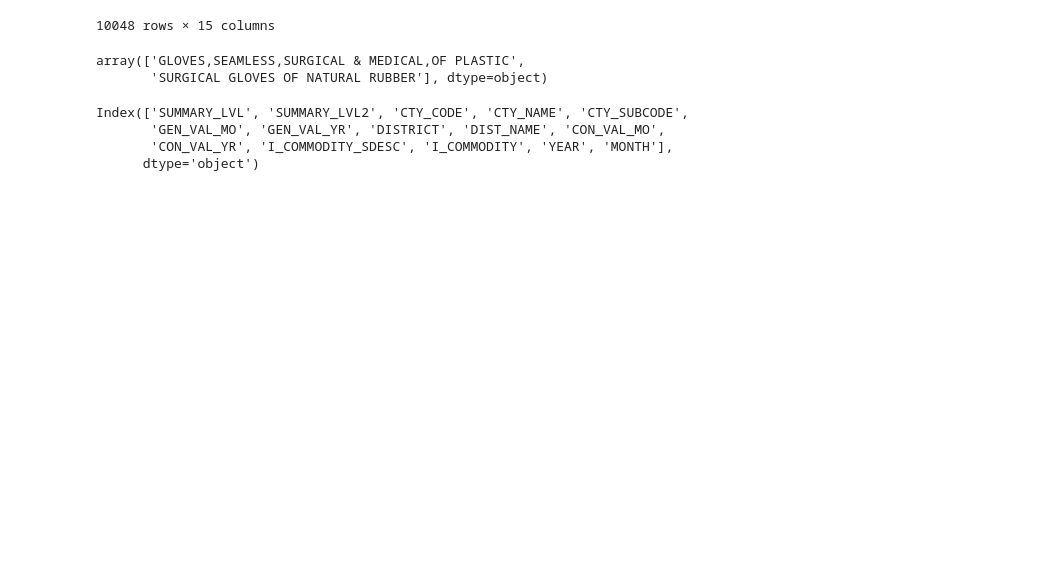
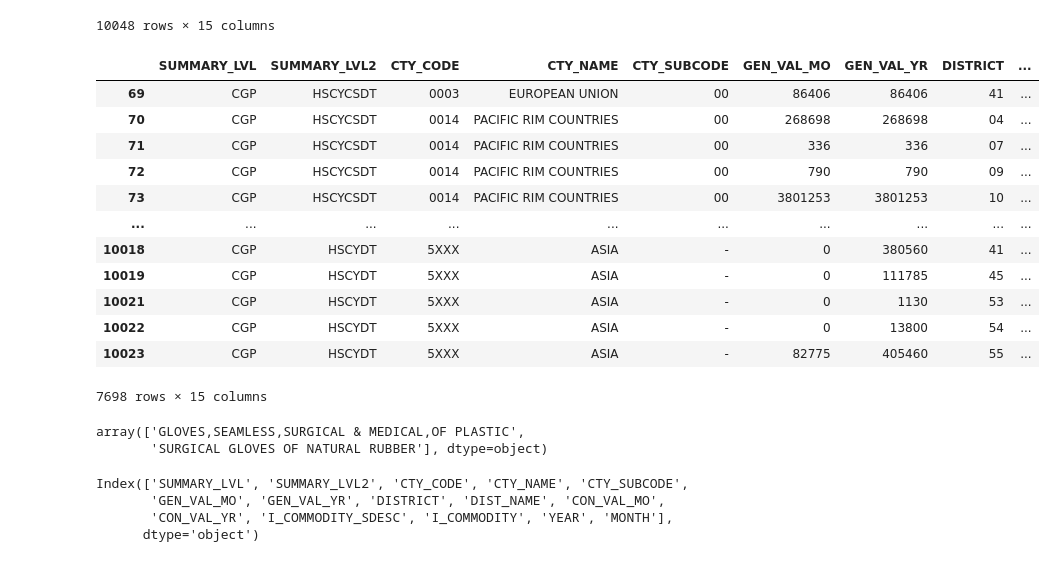
Before and after one commit to LaurenEGardner/bootcamp-project2, a Jupyter notebook: importAPI.ipynb, the cells around one changed output. Drawn from its saved outputs; the diff is of its cells as text; code cells hidden in the pictures; blank space fills up the shorter version.

```diff
--- a/importAPI.ipynb
+++ b/importAPI.ipynb
@@ -83,6 +83,25 @@ importData
 | 10046 | DET | HSCSDT | - | TOTAL FOR ALL COUNTRIES | 00 | 0 | 13800 | 54 | ... |
 | 10047 | DET | HSCSDT | - | TOTAL FOR ALL COUNTRIES | 00 | 82775 | 405460 | 55 | ... |
 10048 rows × 15 columns
+# %%
+# drop aggregated totals
+importData= importData[importData['CTY_NAME']!="TOTAL FOR ALL COUNTRIES"]
+importData= importData[importData['DIST_NAME']!="TOTAL FOR ALL DISTRICTS"]
+importData
+# %% [output]
+|  | SUMMARY_LVL | SUMMARY_LVL2 | CTY_CODE | CTY_NAME | CTY_SUBCODE | GEN_VAL_MO | GEN_VAL_YR | DISTRICT | ... |
+| 69 | CGP | HSCYCSDT | 0003 | EUROPEAN UNION | 00 | 86406 | 86406 | 41 | ... |
+| 70 | CGP | HSCYCSDT | 0014 | PACIFIC RIM COUNTRIES | 00 | 268698 | 268698 | 04 | ... |
+| 71 | CGP | HSCYCSDT | 0014 | PACIFIC RIM COUNTRIES | 00 | 336 | 336 | 07 | ... |
+| 72 | CGP | HSCYCSDT | 0014 | PACIFIC RIM COUNTRIES | 00 | 790 | 790 | 09 | ... |
+| 73 | CGP | HSCYCSDT | 0014 | PACIFIC RIM COUNTRIES | 00 | 3801253 | 3801253 | 10 | ... |
+| ... | ... | ... | ... | ... | ... | ... | ... | ... | ... |
+| 10018 | CGP | HSCYDT | 5XXX | ASIA | - | 0 | 380560 | 41 | ... |
+| 10019 | CGP | HSCYDT | 5XXX | ASIA | - | 0 | 111785 | 45 | ... |
+| 10021 | CGP | HSCYDT | 5XXX | ASIA | - | 0 | 1130 | 53 | ... |
+| 10022 | CGP | HSCYDT | 5XXX | ASIA | - | 0 | 13800 | 54 | ... |
+| 10023 | CGP | HSCYDT | 5XXX | ASIA | - | 82775 | 405460 | 55 | ... |
+7698 rows × 15 columns
 # %%
 importData['I_COMMODITY_SDESC'].unique()
 # %% [output]
```
Also changed, not shown: parts of 2 cells of this notebook, 3 other files.
